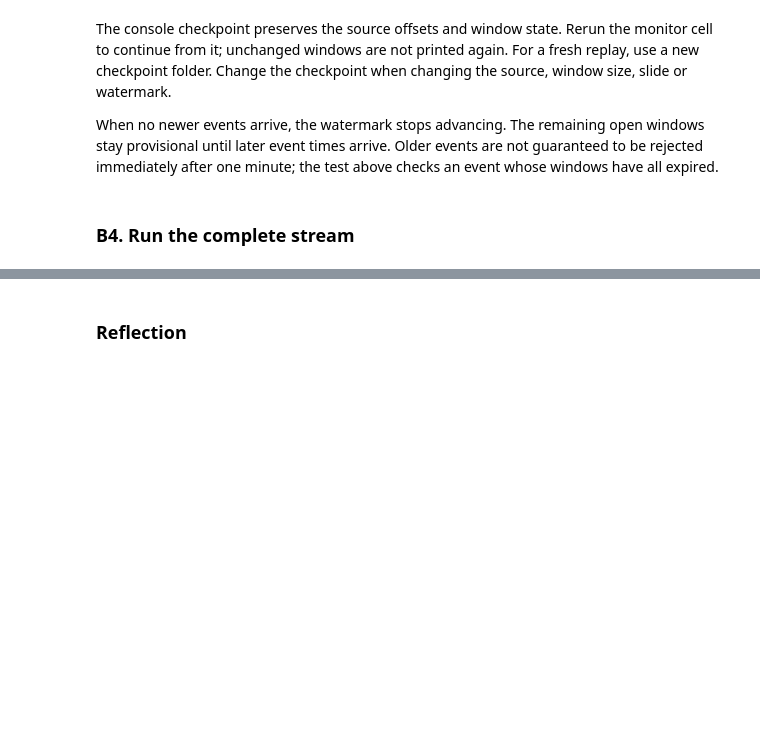
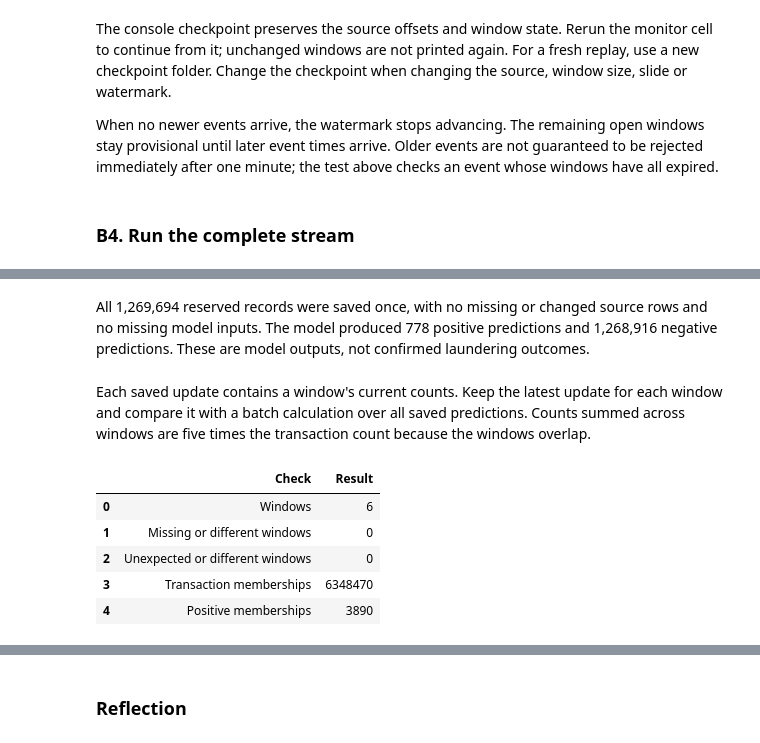
Before and after one commit to tung-lechu/assessment2-aml, a Jupyter notebook: assessment2.ipynb, the cells around one changed output, grey strips where cells are left out. Drawn from its saved outputs; the diff is of its cells as text; code cells hidden in the pictures; blank space fills up the shorter version.

```diff
--- a/assessment2.ipynb
+++ b/assessment2.ipynb
@@ -3355,0 +3603,27 @@ When no newer events arrive, the watermark stops advancing. The remaining open w
+# %% [markdown]
+All 1,269,694 reserved records were saved once, with no missing or changed source rows and no missing model inputs. The model produced 778 positive predictions and 1,268,916 negative predictions. These are model outputs, not confirmed laundering outcomes.
+# %% [markdown]
+Each saved update contains a window's current counts. Keep the latest update for each window and compare it with a batch calculation over all saved predictions. Counts summed across windows are five times the transaction count because the windows overlap.
+# %%
+window_updates = (spark.read.option("recursiveFileLookup", "true").parquet(str(window_path))
+    .withColumn("batch_id", F.regexp_extract(F.input_file_name(), r"batch_(\d+)", 1).cast("long")))
+latest = Window.partitionBy("window_start", "window_end").orderBy(F.desc("batch_id"))
+actual_windows = (window_updates.withColumn("rank", F.row_number().over(latest))
+    .filter("rank = 1").drop("rank", "batch_id"))
+expected_windows = summarise_windows(full_predictions)
+window_checks = [
+    ("Windows", actual_windows.count()),
+    ("Missing or different windows", expected_windows.exceptAll(actual_windows).count()),
+    ("Unexpected or different windows", actual_windows.exceptAll(expected_windows).count()),
+    ("Transaction memberships", actual_windows.agg(F.sum("transactions")).first()[0]),
+    ("Positive memberships", actual_windows.agg(F.sum("predicted_positives")).first()[0]),
+]
+display(pd.DataFrame(window_checks, columns=["Check", "Result"]))
+actual_windows.orderBy(F.desc("window_start")).show(5, truncate=False)
+# %% [output]
+|  | Check | Result |
+| 0 | Windows | 6 |
+| 1 | Missing or different windows | 0 |
+| 2 | Unexpected or different windows | 0 |
+| 3 | Transaction memberships | 6348470 |
+| 4 | Positive memberships | 3890 |
```
Also changed, not shown: parts of 22 cells of this notebook, 2 other files.
